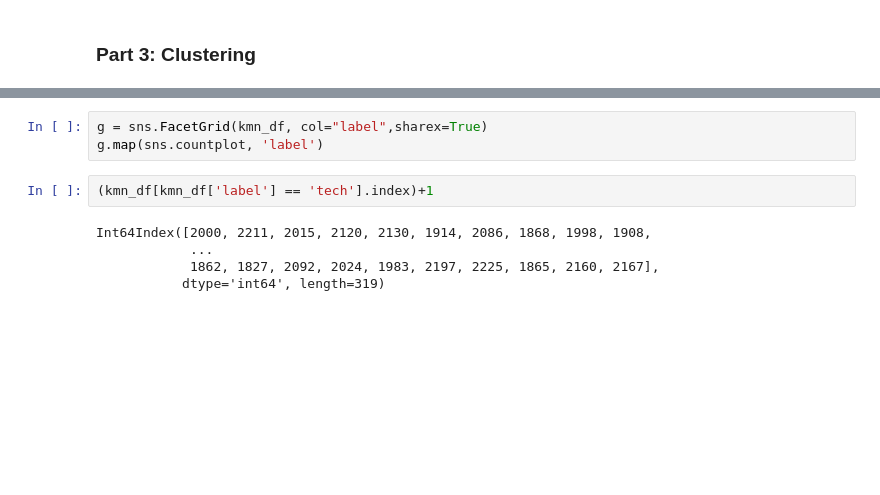
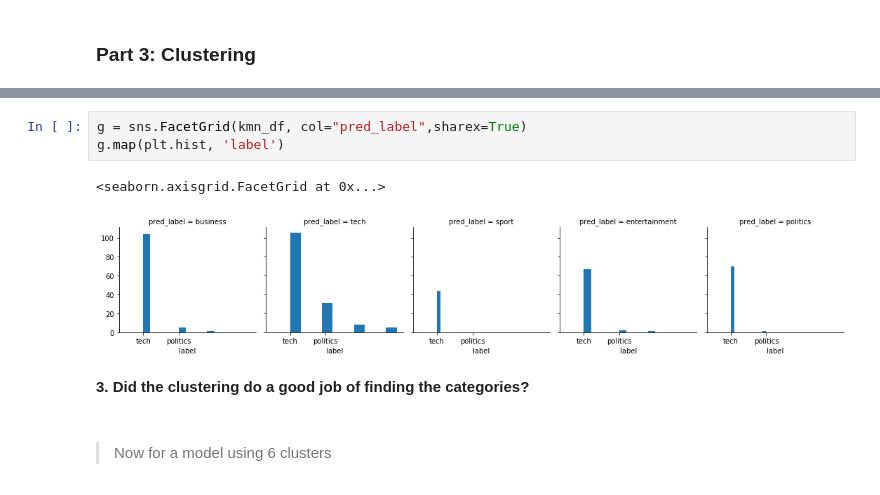
Before and after one commit to cogentdom/Text_Centroiding, a Jupyter notebook: Assgn5.ipynb, the cells around one changed output, grey strips where cells are left out. Cells and saved outputs as stored; diff of their text form; blank space fills up the shorter version.

```diff
--- a/Assgn5.ipynb
+++ b/Assgn5.ipynb
@@ -202,10 +174,11 @@ sns.countplot(df['pred_label'])
 # %%
-g = sns.FacetGrid(kmn_df, col="label",sharex=True)
-g.map(sns.countplot, 'label')
+g = sns.FacetGrid(kmn_df, col="pred_label",sharex=True)
+g.map(plt.hist, 'label')
+# %% [output]
+<seaborn.axisgrid.FacetGrid at 0x...>
+[figure, added]
-# %%
-(kmn_df[kmn_df['label'] == 'tech'].index)+1
-# %% [output]
-Int64Index([2000, 2211, 2015, 2120, 2130, 1914, 2086, 1868, 1998, 1908,
-            ...
-            1862, 1827, 2092, 2024, 1983, 2197, 2225, 1865, 2160, 2167],
-           dtype='int64', length=319)
+# %% [markdown]
+**3. Did the clustering do a good job of finding the categories?** <br>
+<br>
+# %% [markdown]
+>Now for a model using 6 clusters
```
Also changed, not shown: parts of 28 cells of this notebook.
